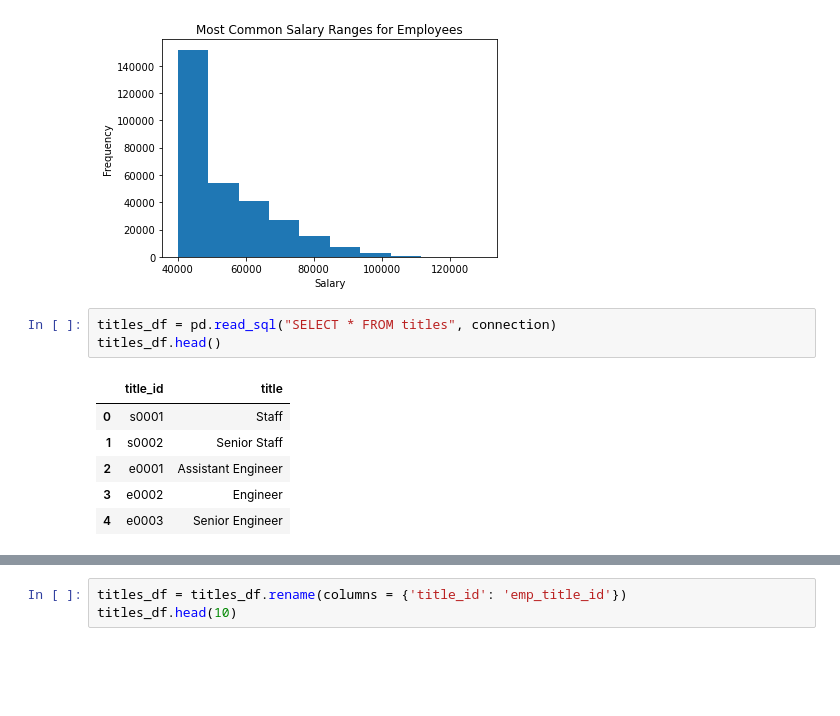
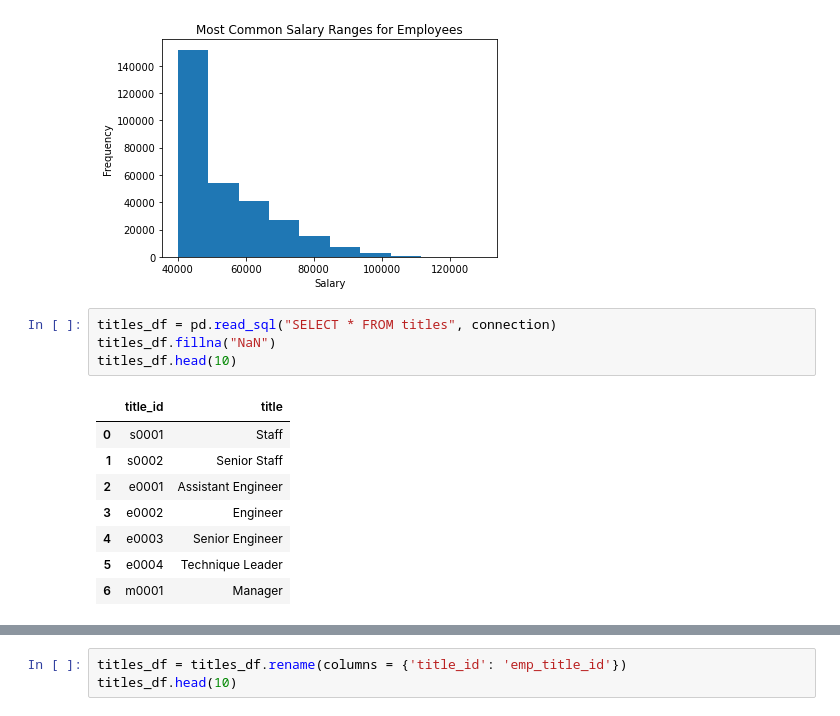
Before and after one commit to NickP20/sql-challenge, a Jupyter notebook: EmployeeSQL/Employee.ipynb, the cells around one changed output, grey strips where cells are left out. Drawn from its saved outputs; the diff is of its cells as text; blank space fills up the shorter version.

```diff
--- a/EmployeeSQL/Employee.ipynb
+++ b/EmployeeSQL/Employee.ipynb
@@ -35,13 +36,16 @@ plt.show()
 [figure]
 # %%
 titles_df = pd.read_sql("SELECT * FROM titles", connection)
-titles_df.head()
+titles_df.fillna("NaN")
+titles_df.head(10)
 # %% [output]
 |  | title_id | title |
 | 0 | s0001 | Staff |
 | 1 | s0002 | Senior Staff |
 | 2 | e0001 | Assistant Engineer |
 | 3 | e0002 | Engineer |
 | 4 | e0003 | Senior Engineer |
+| 5 | e0004 | Technique Leader |
+| 6 | m0001 | Manager |
 # %%
 employees_df = pd.read_sql("SELECT * FROM employees", connection)
```
Also changed, not shown: parts of 2 cells of this notebook.
